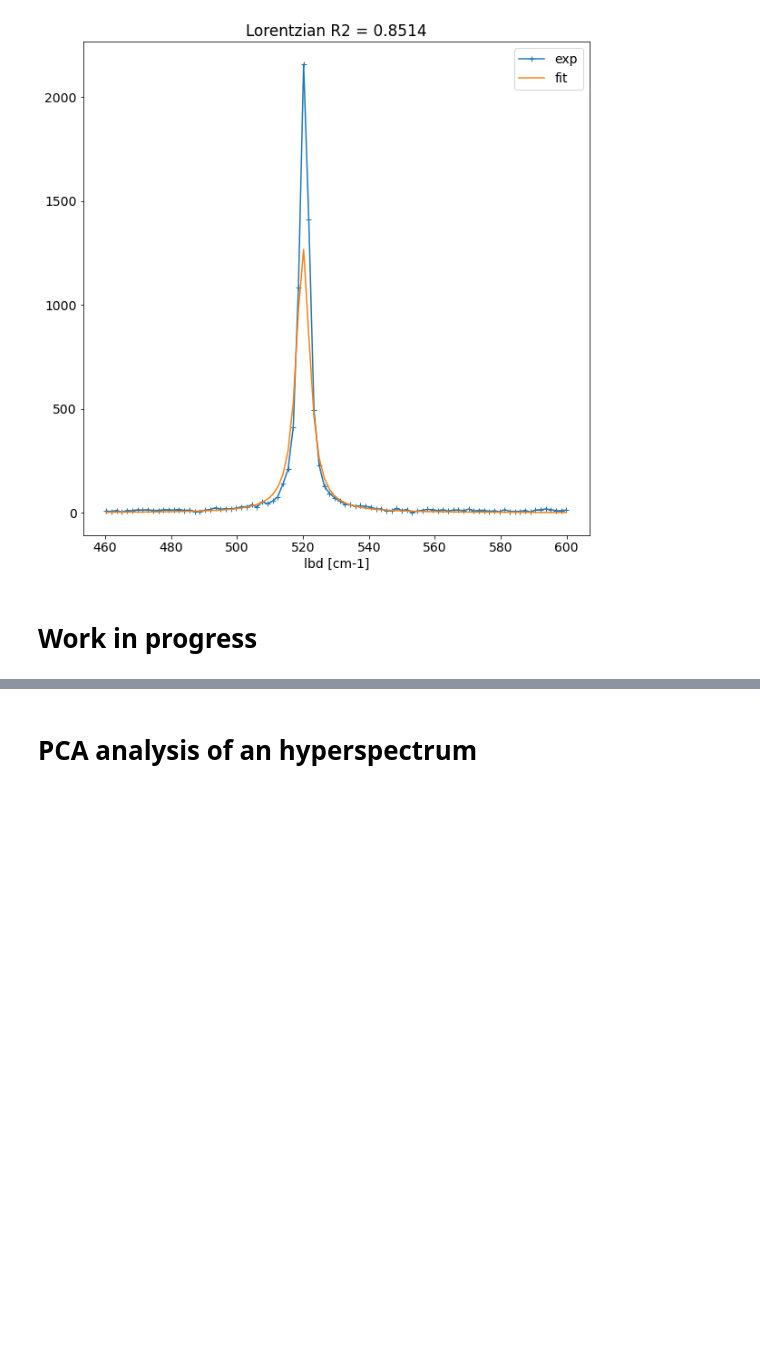
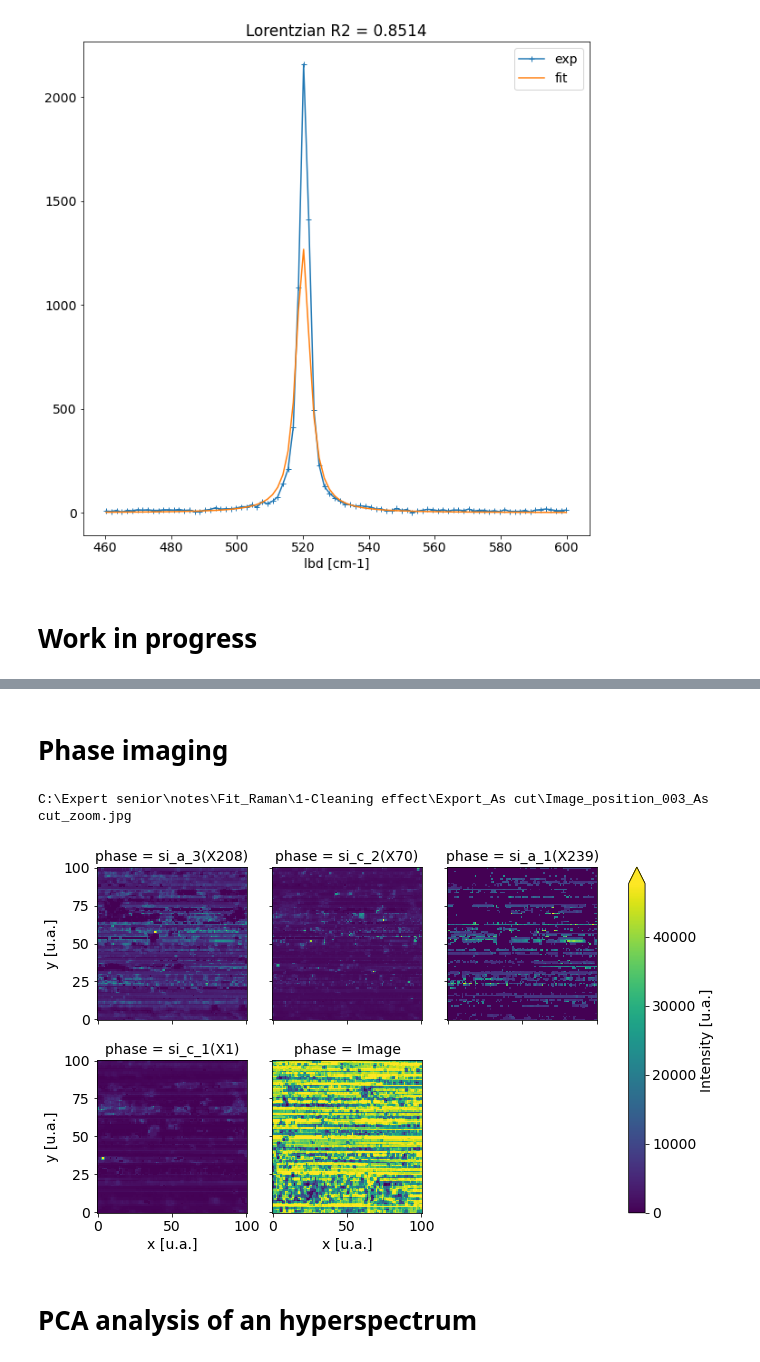
Before and after one commit to Bertin-fap/raman-hyperspectra-examples, a Jupyter notebook: raman_hyperspectra examples.ipynb, the cells around one changed output, grey strips where cells are left out. Drawn from its saved outputs; the diff is of its cells as text; code cells hidden in the pictures; blank space fills up the shorter version.

```diff
--- a/raman_hyperspectra examples.ipynb
+++ b/raman_hyperspectra examples.ipynb
@@ -286,3 +286,21 @@ df.head()
+# %% [markdown]
+# Phase imaging
+# %%
+path_image = r'C:\Expert senior\notes\Fit_Raman\1-Cleaning effect\Export_As cut\Image_position_003_As cut_zoom.jpg'
+class_Si = {'si_a_3': [130, 160],
+            'si_c_2': [285, 315],
+            'si_a_1': [450, 480],
+            'si_c_1': [516, 526]}
+phase = list(class_Si.keys())
+
+db, dic_phase_max = rhp.phase_maximums_imaging( da_denoise , phase , class_Si ,
+                                                Ecart = 5, prominence = 0.5, height = 3,
+                                                Norme = True, robust = True , save = True,
+                                                cmap = 'viridis' ,
+                                                path_image = path_image)
+# %% [output]
+C:\Expert senior\notes\Fit_Raman\1-Cleaning effect\Export_As cut\Image_position_003_As cut_zoom.jpg
+[figure, added]
 # %% [markdown]
 # PCA analysis of an hyperspectrum
 # %%
```
Also changed, not shown: parts of 3 cells of this notebook.
